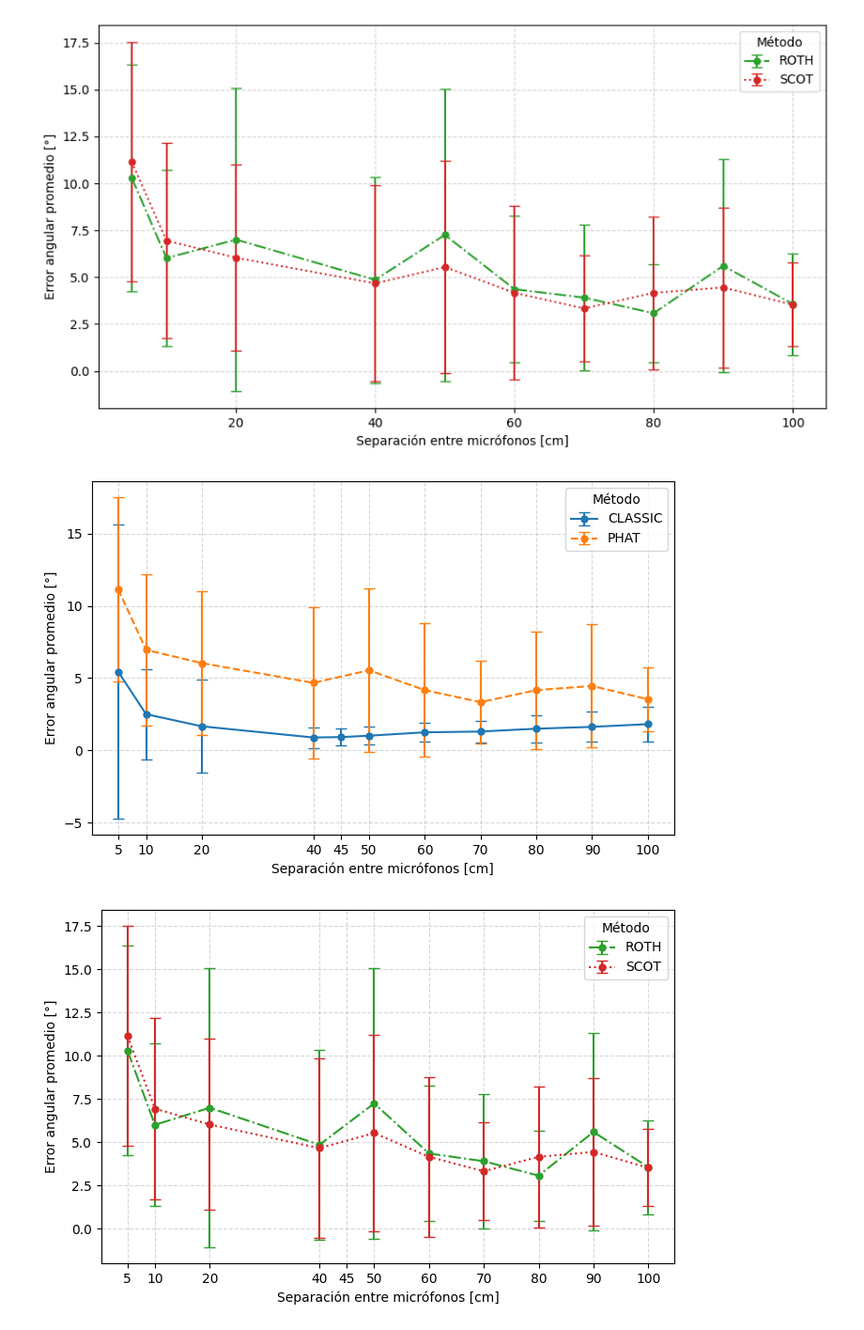
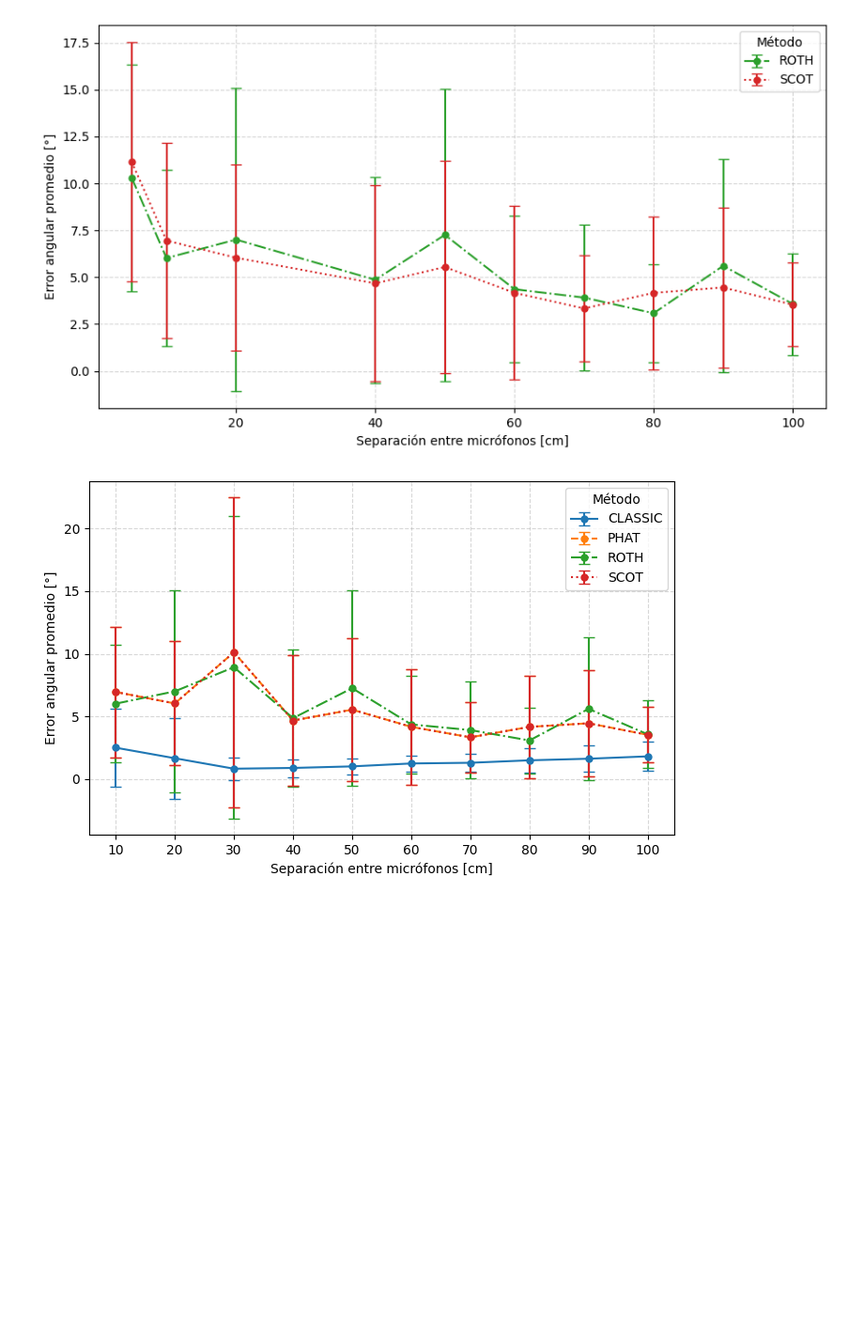
Before and after one commit to electronicos-anonimos/tp_dsp_tdoa, a Jupyter notebook: graph.ipynb, the cells around one changed output. Shown at 94% size. Drawn from its saved outputs; the diff is of its cells as text; code cells hidden in the pictures; blank space fills up the shorter version.

```diff
--- a/graph.ipynb
+++ b/graph.ipynb
@@ -449,7 +499,8 @@ import re
 import os
 
 # === CONFIGURACIÓN ===
-csv_folder = "csv_results"
+csv_folder = "csv_results/distancia_entre_mics"
+# pattern = os.path.join(csv_folder, "sweep_medium_rev_*_mic_*.csv")
 pattern = os.path.join(csv_folder, "sweep_medium_rev_*_mic_*.csv")
 
 # === CARGA DE DATOS ===
@@ -498,34 +549,33 @@ def graficar_metodos(metodos, nombre_archivo):
     xticks = sorted(df_plot["distancia_cm"].unique())
 
     for metodo in metodos:
         df_met = df_plot[df_plot["method"] == metodo].sort_values("distancia_cm")
         plt.errorbar(
             df_met["distancia_cm"],
             df_met["error_promedio"],
             yerr=df_met["error_std"],
             label=metodo,
             fmt='o',
             linestyle=trazos.get(metodo, "-"),
             color=colores.get(metodo, None),
             capsize=4,
             linewidth=1.5,
             markersize=5
         )
 
     plt.xlabel("Separación entre micrófonos [cm]")
     plt.ylabel("Error angular promedio [°]")
     plt.xticks(xticks)
     plt.grid(True, linestyle="--", alpha=0.5)
     plt.legend(title="Método", loc="upper right")
     plt.tight_layout()
 
     os.makedirs("figuras_distancia", exist_ok=True)
     plt.savefig(f"figuras_distancia/{nombre_archivo}.png", dpi=300)
     plt.show()
 
 # === GRAFICAR LOS DOS GRUPOS SEPARADOS ===
-graficar_metodos(["CLASSIC", "PHAT"], "error_vs_distancia_classic_phat")
-graficar_metodos(["ROTH", "SCOT"], "error_vs_distancia_roth_scot")
+graficar_metodos(["CLASSIC", "PHAT", "ROTH", "SCOT"], "error_vs_distancia")
+# graficar_metodos(["ROTH", "SCOT"], "error_vs_distancia_roth_scot")
 # %% [output]
-[figure, old version]
+[figure, new version]
-[figure, removed]
```
Also changed, not shown: parts of 9 cells of this notebook, 5 other files.
